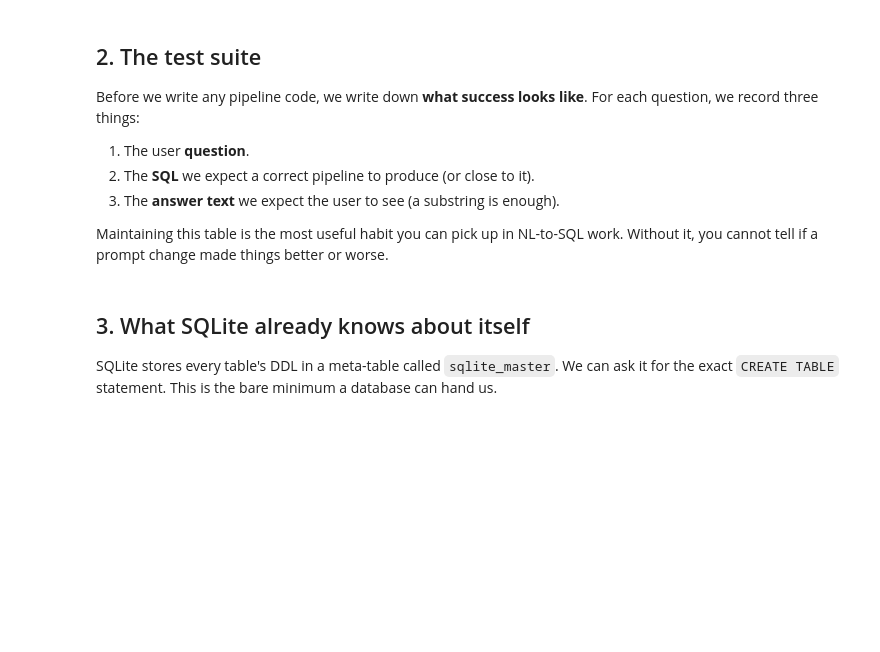
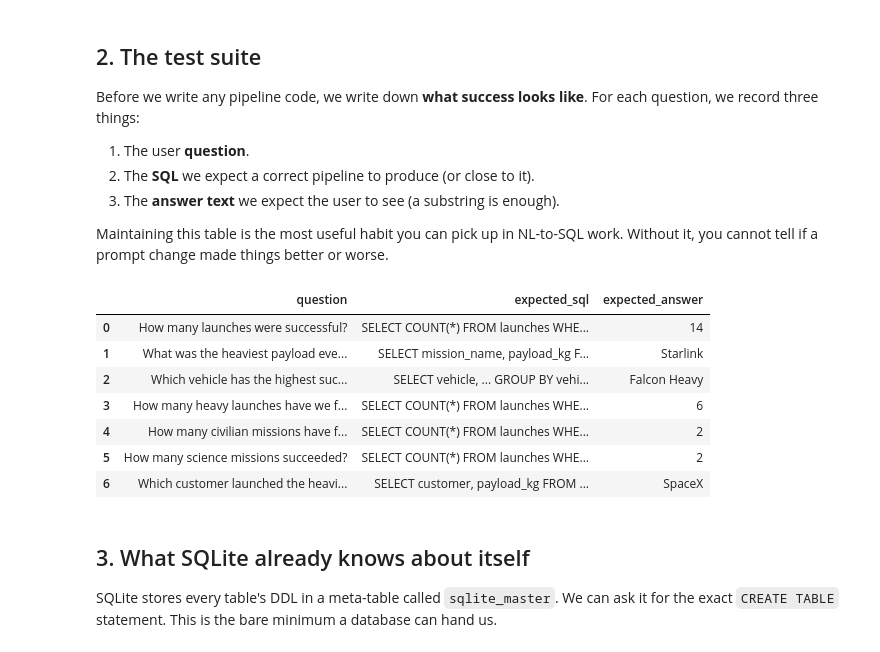
Before and after one commit to prakash1621/agent_builder_class5_hw1_prakash, a Jupyter notebook: nl_sql_pipeline.ipynb, the cells around one changed output. Drawn from its saved outputs; the diff is of its cells as text; code cells hidden in the pictures; blank space fills up the shorter version.

```diff
--- a/nl_sql_pipeline.ipynb
+++ b/nl_sql_pipeline.ipynb
@@ -89,33 +117,52 @@ test_suite = [
     {
         "question": "What was the heaviest payload ever launched?",
         "expected_sql": "SELECT mission_name, payload_kg FROM launches ORDER BY payload_kg DESC LIMIT 1",
         "expected_answer": "Starlink",
     },
     {
         "question": "Which vehicle has the highest success rate?",
         "expected_sql": "SELECT vehicle, ... GROUP BY vehicle ORDER BY ... DESC LIMIT 1",
         "expected_answer": "Falcon Heavy",
     },
     {
         # The DIFFERENTIATING test case.
         # 'heavy launch' looks obvious - the LLM will likely match it to the literal
         # `vehicle = 'Falcon Heavy'` value it sees in the schema (giving 2).
         # But our business defines a 'heavy launch' as `payload_kg > 5000` regardless
         # of vehicle. The correct answer is 6. Without this term in schema.md the LLM
         # gets it confidently wrong.
         "question": "How many heavy launches have we flown?",
         "expected_sql": "SELECT COUNT(*) FROM launches WHERE payload_kg > 5000",
         "expected_answer": "6",
     },
     {
         # Another domain term the LLM cannot guess: 'civilian mission' = customer = 'Shift4'
         "question": "How many civilian missions have flown?",
         "expected_sql": "SELECT COUNT(*) FROM launches WHERE customer = 'Shift4'",
         "expected_answer": "2",
     },
+  {
+    "question": "How many science missions succeeded?",
+    "expected_sql": "SELECT COUNT(*) FROM launches WHERE customer IN ('NASA', 'NOAA') AND success = 1",
+    "expected_answer": "2",
+},
+  {
+    "question": "Which customer launched the heaviest payload?",
+    "expected_sql": "SELECT customer, payload_kg FROM launches ORDER BY payload_kg DESC LIMIT 1",
+    "expected_answer": "SpaceX",
+},
 ]
 
 pd.DataFrame(test_suite)
+# %% [output]
+|  | question | expected_sql | expected_answer |
+| 0 | How many launches were successful? | SELECT COUNT(*) FROM launches WHE... | 14 |
+| 1 | What was the heaviest payload eve... | SELECT mission_name, payload_kg F... | Starlink |
+| 2 | Which vehicle has the highest suc... | SELECT vehicle, ... GROUP BY vehi... | Falcon Heavy |
+| 3 | How many heavy launches have we f... | SELECT COUNT(*) FROM launches WHE... | 6 |
+| 4 | How many civilian missions have f... | SELECT COUNT(*) FROM launches WHE... | 2 |
+| 5 | How many science missions succeeded? | SELECT COUNT(*) FROM launches WHE... | 2 |
+| 6 | Which customer launched the heavi... | SELECT customer, payload_kg FROM ... | SpaceX |
 # %% [markdown]
 ## 3. What SQLite already knows about itself
 
```
Also changed, not shown: parts of 24 cells of this notebook.
